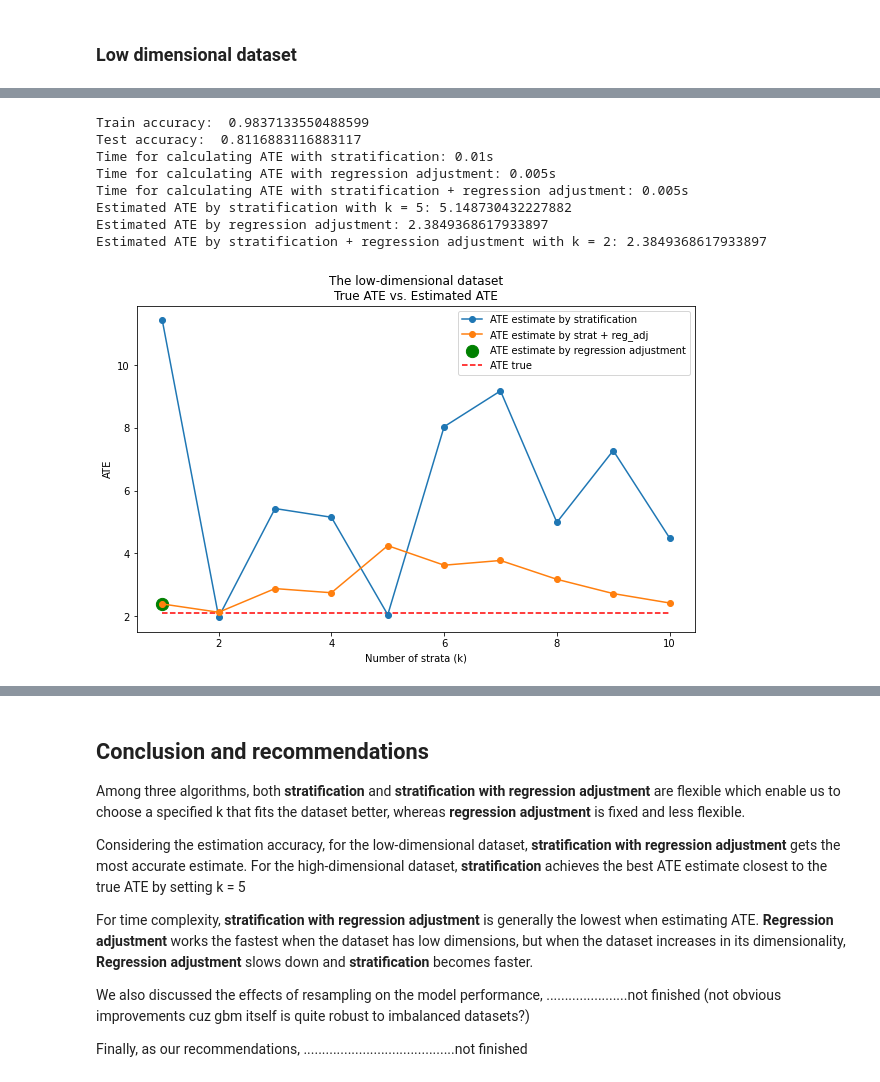
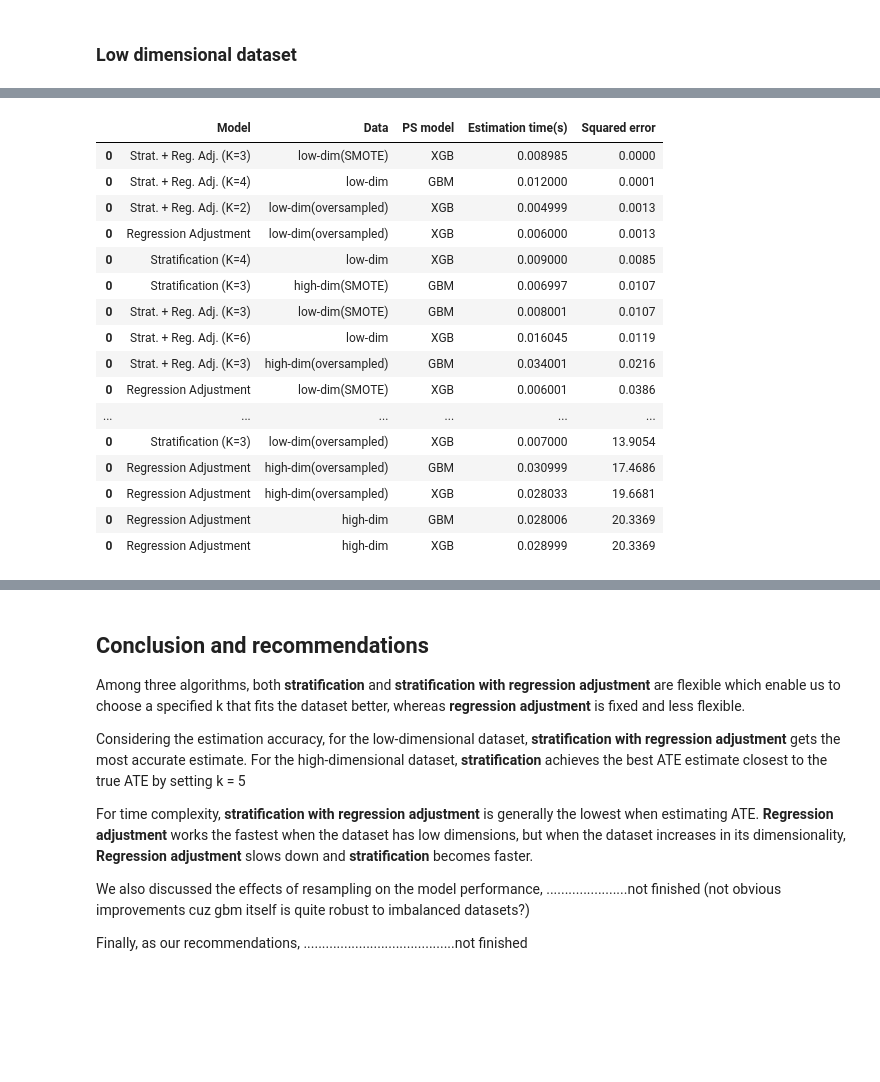
Before and after one commit to TZstatsADS/Spring2021-Project4-group2, a Jupyter notebook: doc/summary3.ipynb, the cells around one changed output, grey strips where cells are left out. Cells and saved outputs as stored; diff of their text form; code cells hidden in the pictures; blank space fills up the shorter version.

```diff
--- a/doc/summary3.ipynb
+++ b/doc/summary3.ipynb
@@ -709,5 +781,0 @@ Estimated ATE by stratification + regression adjustment with k = 8: 2.0563489294
-# %%
-data_for_ATE, X_data = data_preparation_pipeline(dataset, resample='over', label=dataset_name)
-strat, regadj, combined,log = estimation_summary(data_for_ATE, X_data, max_k=10, true_ATE=true_ATE,
-                                                 title="low", resample='(oversampled)')
-summary = summary.append(log)
@@ -724,18 +782,23 @@ Estimated ATE by stratification + regression adjustment with k = 10: 1.817741408
-# %%
-data_for_ATE, X_data = data_preparation_pipeline(dataset, resample='smote', label=dataset_name)
-strat, regadj, combined, log = estimation_summary(data_for_ATE, X_data, max_k=10, true_ATE=true_ATE,
-                                             title="low", resample='(SMOTE)')
-summary = summary.append(log)
-# %% [output]
-Train accuracy:  0.9837133550488599
-Test accuracy:  0.8116883116883117
-Time for calculating ATE with stratification: 0.01s
-Time for calculating ATE with regression adjustment: 0.005s
-Time for calculating ATE with stratification + regression adjustment: 0.005s
-Estimated ATE by stratification with k = 5: 5.148730432227882
-Estimated ATE by regression adjustment: 2.3849368617933897
-Estimated ATE by stratification + regression adjustment with k = 2: 2.3849368617933897
-[figure, removed]
+# %%
+summary.sort_values(by=['Squared error', 'Estimation time(s)'])
+# %% [output]
+|  | Model | Data | PS model | Estimation time(s) | Squared error |
+| 0 | Strat. + Reg. Adj. (K=3) | low-dim(SMOTE) | XGB | 0.008985 | 0.0000 |
+| 0 | Strat. + Reg. Adj. (K=4) | low-dim | GBM | 0.012000 | 0.0001 |
+| 0 | Strat. + Reg. Adj. (K=2) | low-dim(oversampled) | XGB | 0.004999 | 0.0013 |
+| 0 | Regression Adjustment | low-dim(oversampled) | XGB | 0.006000 | 0.0013 |
+| 0 | Stratification (K=4) | low-dim | XGB | 0.009000 | 0.0085 |
+| 0 | Stratification (K=3) | high-dim(SMOTE) | GBM | 0.006997 | 0.0107 |
+| 0 | Strat. + Reg. Adj. (K=3) | low-dim(SMOTE) | GBM | 0.008001 | 0.0107 |
+| 0 | Strat. + Reg. Adj. (K=6) | low-dim | XGB | 0.016045 | 0.0119 |
+| 0 | Strat. + Reg. Adj. (K=3) | high-dim(oversampled) | GBM | 0.034001 | 0.0216 |
+| 0 | Regression Adjustment | low-dim(SMOTE) | XGB | 0.006001 | 0.0386 |
+| ... | ... | ... | ... | ... | ... |
+| 0 | Stratification (K=3) | low-dim(oversampled) | XGB | 0.007000 | 13.9054 |
+| 0 | Regression Adjustment | high-dim(oversampled) | GBM | 0.030999 | 17.4686 |
+| 0 | Regression Adjustment | high-dim(oversampled) | XGB | 0.028033 | 19.6681 |
+| 0 | Regression Adjustment | high-dim | GBM | 0.028006 | 20.3369 |
+| 0 | Regression Adjustment | high-dim | XGB | 0.028999 | 20.3369 |
 # %%
 summary = summary.reset_index().drop(['index'], axis=1)
 summary.to_csv('../output/summary.csv', index=False)
```
Also changed, not shown: parts of 12 cells of this notebook, 1 other file.
